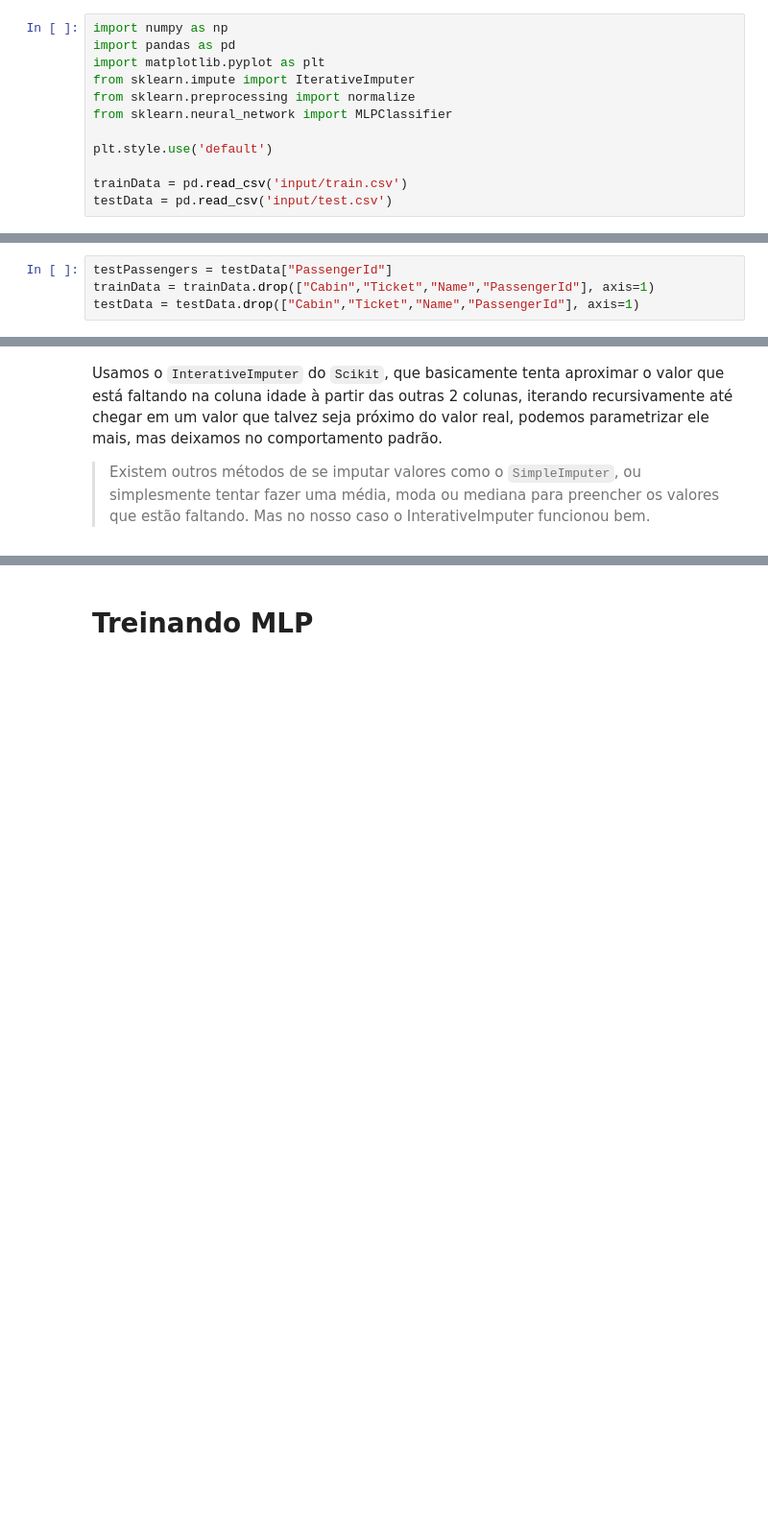
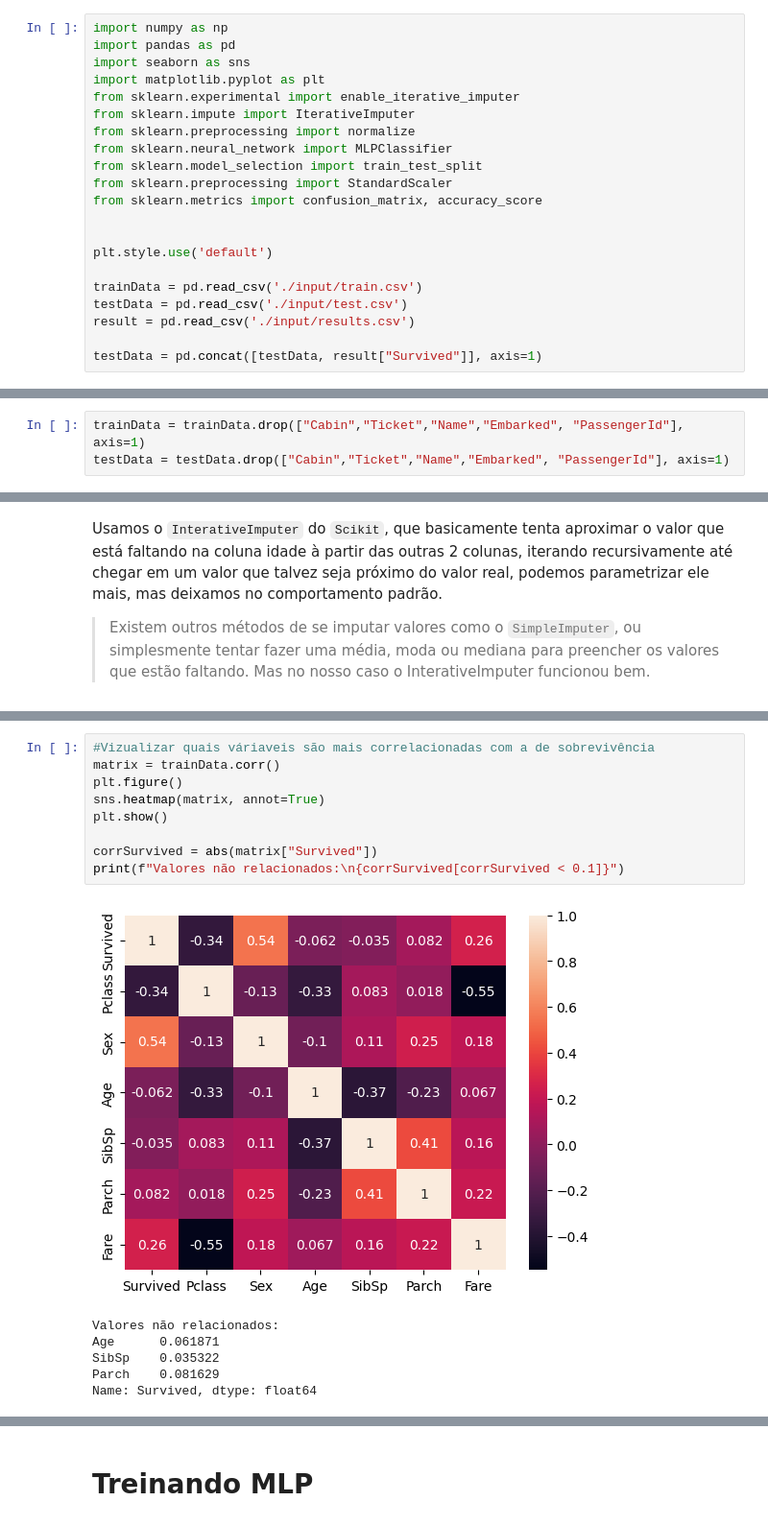
Before and after one commit to Quote023/IF684-Sistemas_Inteligentes_II, a Jupyter notebook: projeto_1/notebook.ipynb, the cells around one changed output, grey strips where cells are left out. Shown: that part at 96% size. Drawn from its saved outputs; the diff is of its cells as text; blank space fills up the shorter version.

```diff
--- a/projeto_1/notebook.ipynb
+++ b/projeto_1/notebook.ipynb
@@ -1,12 +5,21 @@
 # %%
 import numpy as np
 import pandas as pd
+import seaborn as sns
 import matplotlib.pyplot as plt
+from sklearn.experimental import enable_iterative_imputer
 from sklearn.impute import IterativeImputer
 from sklearn.preprocessing import normalize
 from sklearn.neural_network import MLPClassifier
+from sklearn.model_selection import train_test_split
+from sklearn.preprocessing import StandardScaler
+from sklearn.metrics import confusion_matrix, accuracy_score
+
 
 plt.style.use('default')
 
-trainData = pd.read_csv('input/train.csv')
-testData = pd.read_csv('input/test.csv')
+trainData = pd.read_csv('./input/train.csv')
+testData = pd.read_csv('./input/test.csv')
+result = pd.read_csv('./input/results.csv')
+
+testData = pd.concat([testData, result["Survived"]], axis=1)
@@ -27,4 +42,3 @@ Consideramos que alguns campos como o número da cabine, o ticket, e o nome não
 # %%
-testPassengers = testData["PassengerId"]
-trainData = trainData.drop(["Cabin","Ticket","Name","PassengerId"], axis=1)
-testData = testData.drop(["Cabin","Ticket","Name","PassengerId"], axis=1)
+trainData = trainData.drop(["Cabin","Ticket","Name","Embarked", "PassengerId"], axis=1)
+testData = testData.drop(["Cabin","Ticket","Name","Embarked", "PassengerId"], axis=1)
@@ -56,0 +103,16 @@ Usamos o `InterativeImputer` do `Scikit`, que basicamente tenta aproximar o valo
+# %%
+#Vizualizar quais váriaveis são mais correlacionadas com a de sobrevivência
+matrix = trainData.corr()
+plt.figure()
+sns.heatmap(matrix, annot=True)
+plt.show()
+
+corrSurvived = abs(matrix["Survived"])
+print(f"Valores não relacionados:\n{corrSurvived[corrSurvived < 0.1]}")
+# %% [output]
+[figure, added]
+Valores não relacionados:
+Age      0.061871
+SibSp    0.035322
+Parch    0.081629
+Name: Survived, dtype: float64
```
Also changed, not shown: parts of 27 cells of this notebook, 1 other file.
